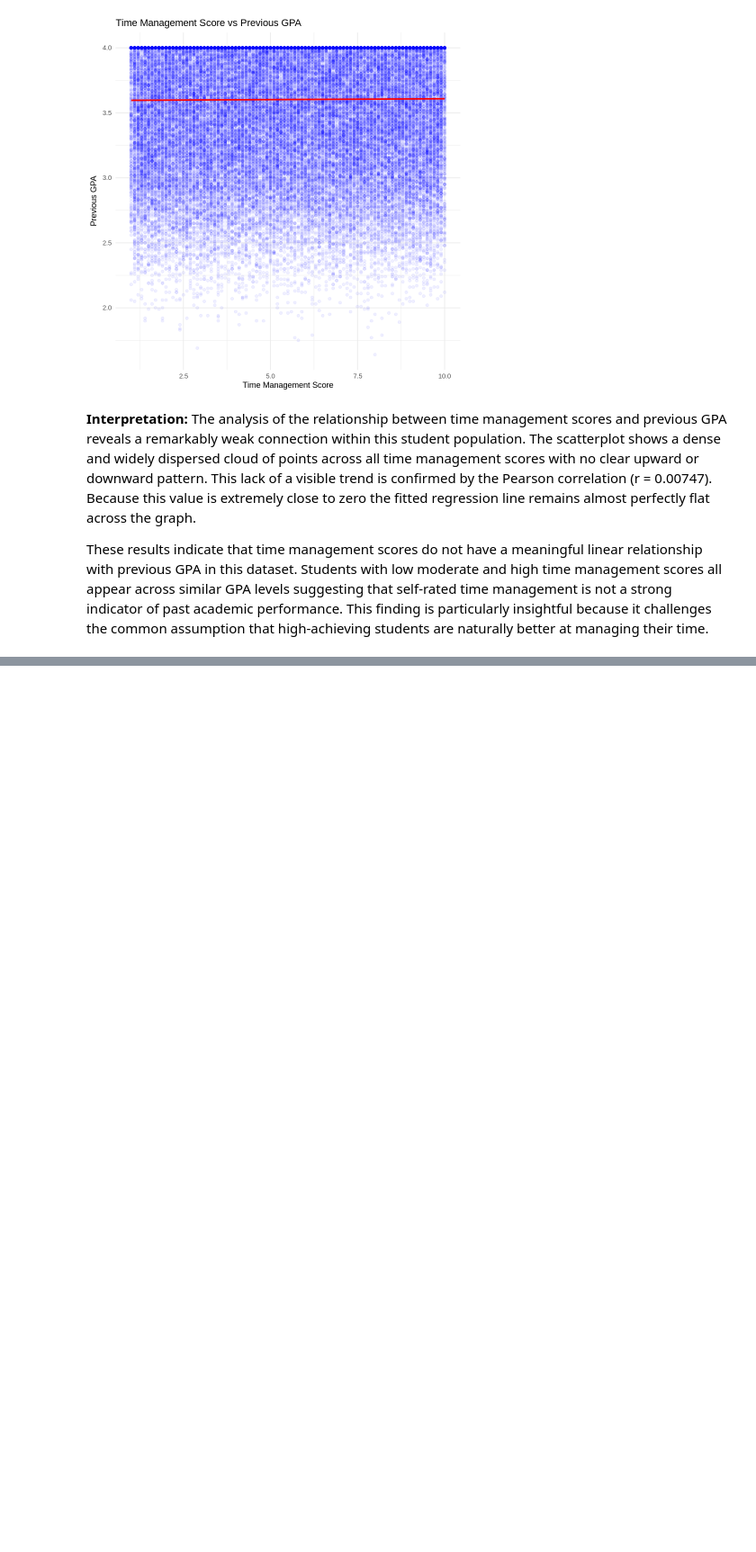
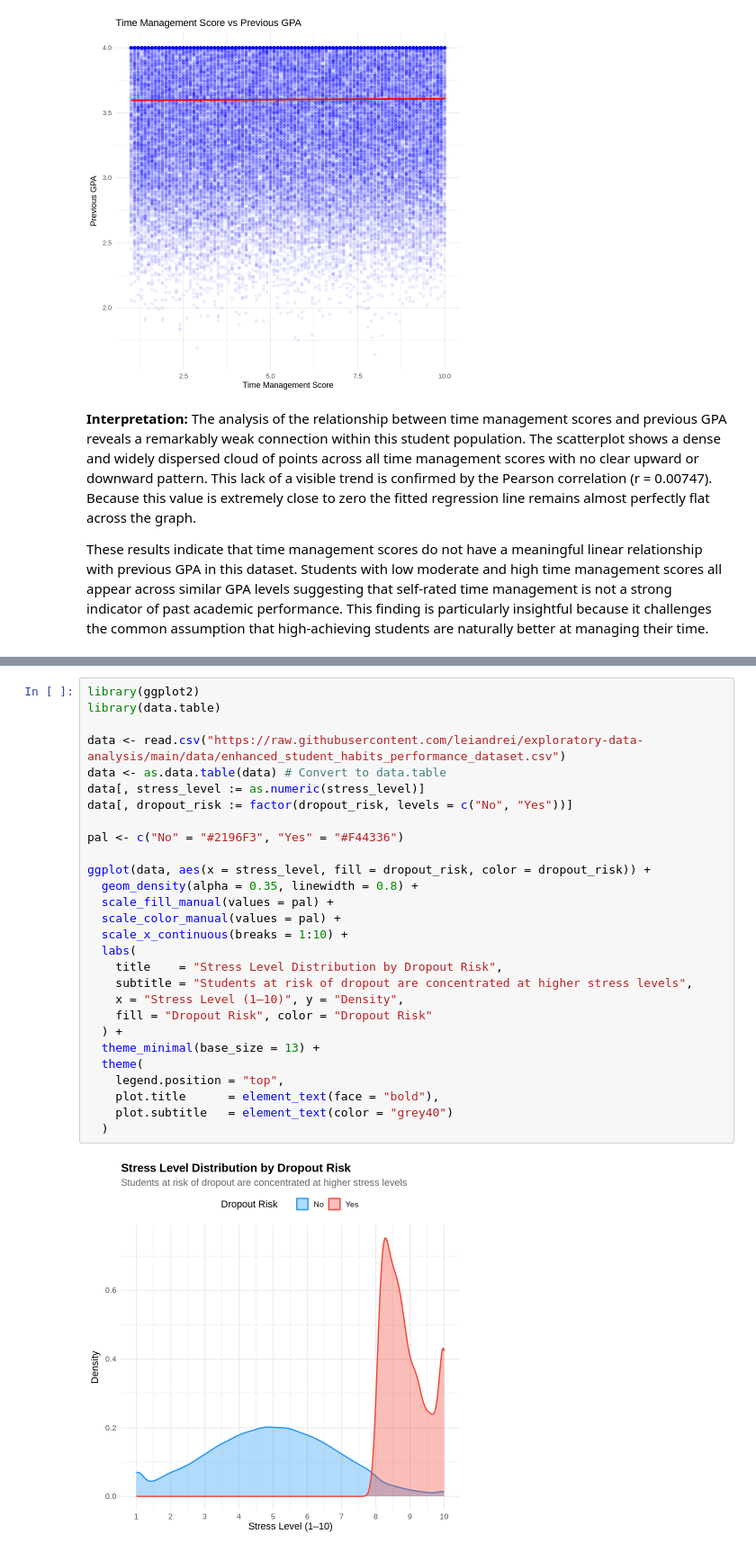
Before and after one commit to MarkBrase15/MarkBrase15, a Jupyter notebook: notebooks/analysis.ipynb, the cells around one changed output, grey strips where cells are left out. Shown at 90% size. Cells and saved outputs as stored; diff of their text form; blank space fills up the shorter version.

```diff
--- a/notebooks/analysis.ipynb
+++ b/notebooks/analysis.ipynb
@@ -184,0 +226,30 @@ These results indicate that time management scores do not have a meaningful line
+# %%
+library(ggplot2)
+library(data.table)
+
+data <- read.csv("https://raw.githubusercontent.com/leiandrei/exploratory-data-analysis/main/data/enhanced_student_habits_performance_dataset.csv")
+data <- as.data.table(data) # Convert to data.table
+data[, stress_level := as.numeric(stress_level)]
+data[, dropout_risk := factor(dropout_risk, levels = c("No", "Yes"))]
+
+pal <- c("No" = "#2196F3", "Yes" = "#F44336")
+
+ggplot(data, aes(x = stress_level, fill = dropout_risk, color = dropout_risk)) +
+  geom_density(alpha = 0.35, linewidth = 0.8) +
+  scale_fill_manual(values = pal) +
+  scale_color_manual(values = pal) +
+  scale_x_continuous(breaks = 1:10) +
+  labs(
+    title    = "Stress Level Distribution by Dropout Risk",
+    subtitle = "Students at risk of dropout are concentrated at higher stress levels",
+    x = "Stress Level (1–10)", y = "Density",
+    fill = "Dropout Risk", color = "Dropout Risk"
+  ) +
+  theme_minimal(base_size = 13) +
+  theme(
+    legend.position = "top",
+    plot.title      = element_text(face = "bold"),
+    plot.subtitle   = element_text(color = "grey40")
+  )
+# %% [output]
+[figure, added]
```
Also changed, not shown: parts of 5 cells of this notebook.
